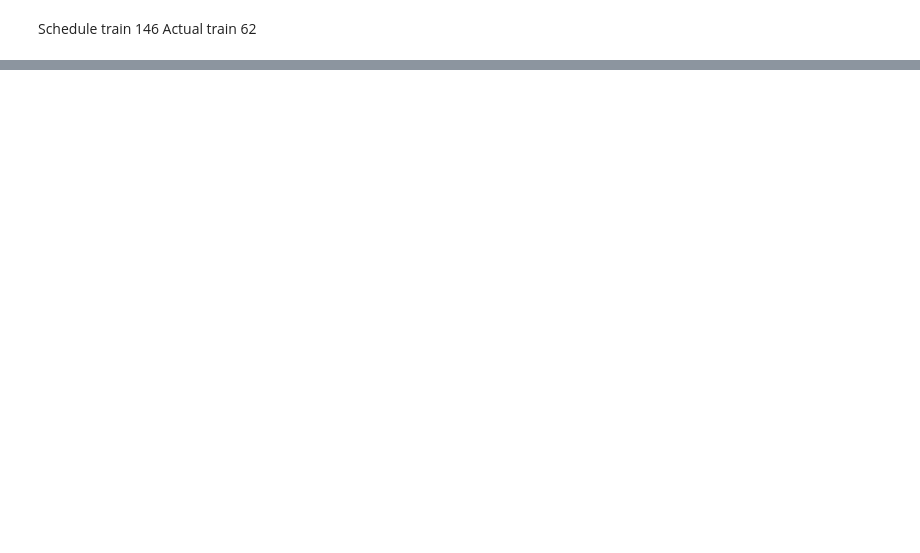
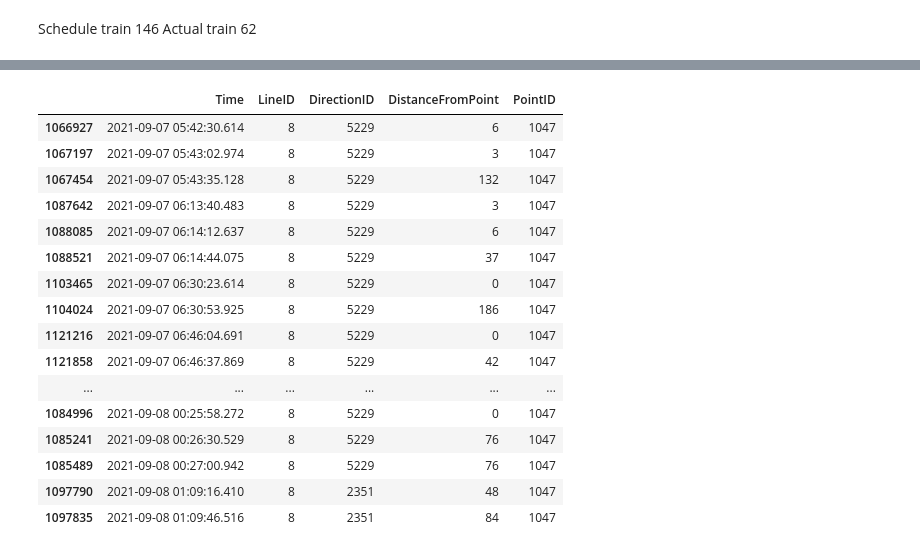
Before and after one commit to xuyou1999/Data_Mining_F22, a Jupyter notebook: src/punctuality.ipynb, the cells around one changed output, grey strips where cells are left out. Saved outputs shown, nothing was run; the diff lists cells and outputs as text; code cells hidden in the pictures; blank space fills up the shorter version.

```diff
--- a/src/punctuality.ipynb
+++ b/src/punctuality.ipynb
@@ -119,0 +126,20 @@ on_time_rate
+# %%
+actural_time_line_point_date_arrive.sort_values('Time')
+# %% [output]
+|  | Time | LineID | DirectionID | DistanceFromPoint | PointID |
+| 1066927 | 2021-09-07 05:42:30.614 | 8 | 5229 | 6 | 1047 |
+| 1067197 | 2021-09-07 05:43:02.974 | 8 | 5229 | 3 | 1047 |
+| 1067454 | 2021-09-07 05:43:35.128 | 8 | 5229 | 132 | 1047 |
+| 1087642 | 2021-09-07 06:13:40.483 | 8 | 5229 | 3 | 1047 |
+| 1088085 | 2021-09-07 06:14:12.637 | 8 | 5229 | 6 | 1047 |
+| 1088521 | 2021-09-07 06:14:44.075 | 8 | 5229 | 37 | 1047 |
+| 1103465 | 2021-09-07 06:30:23.614 | 8 | 5229 | 0 | 1047 |
+| 1104024 | 2021-09-07 06:30:53.925 | 8 | 5229 | 186 | 1047 |
+| 1121216 | 2021-09-07 06:46:04.691 | 8 | 5229 | 0 | 1047 |
+| 1121858 | 2021-09-07 06:46:37.869 | 8 | 5229 | 42 | 1047 |
+| ... | ... | ... | ... | ... | ... |
+| 1084996 | 2021-09-08 00:25:58.272 | 8 | 5229 | 0 | 1047 |
+| 1085241 | 2021-09-08 00:26:30.529 | 8 | 5229 | 76 | 1047 |
+| 1085489 | 2021-09-08 00:27:00.942 | 8 | 5229 | 76 | 1047 |
+| 1097790 | 2021-09-08 01:09:16.410 | 8 | 2351 | 48 | 1047 |
+| 1097835 | 2021-09-08 01:09:46.516 | 8 | 2351 | 84 | 1047 |
```
Also changed, not shown: parts of 6 cells of this notebook, 1 other file.
